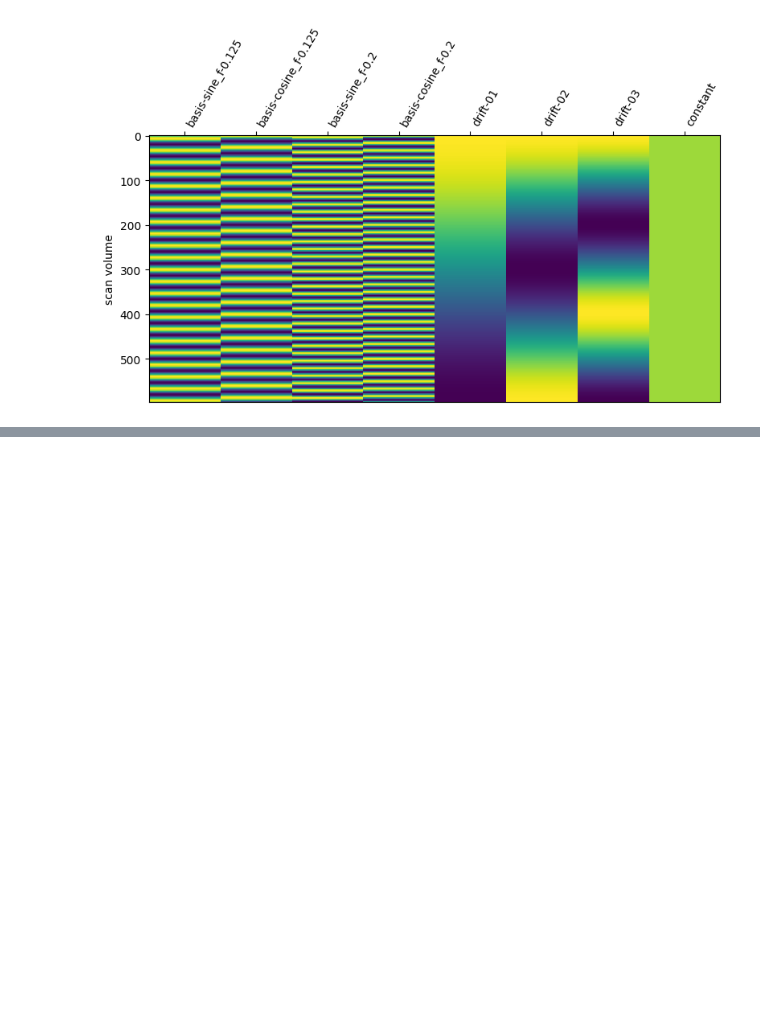
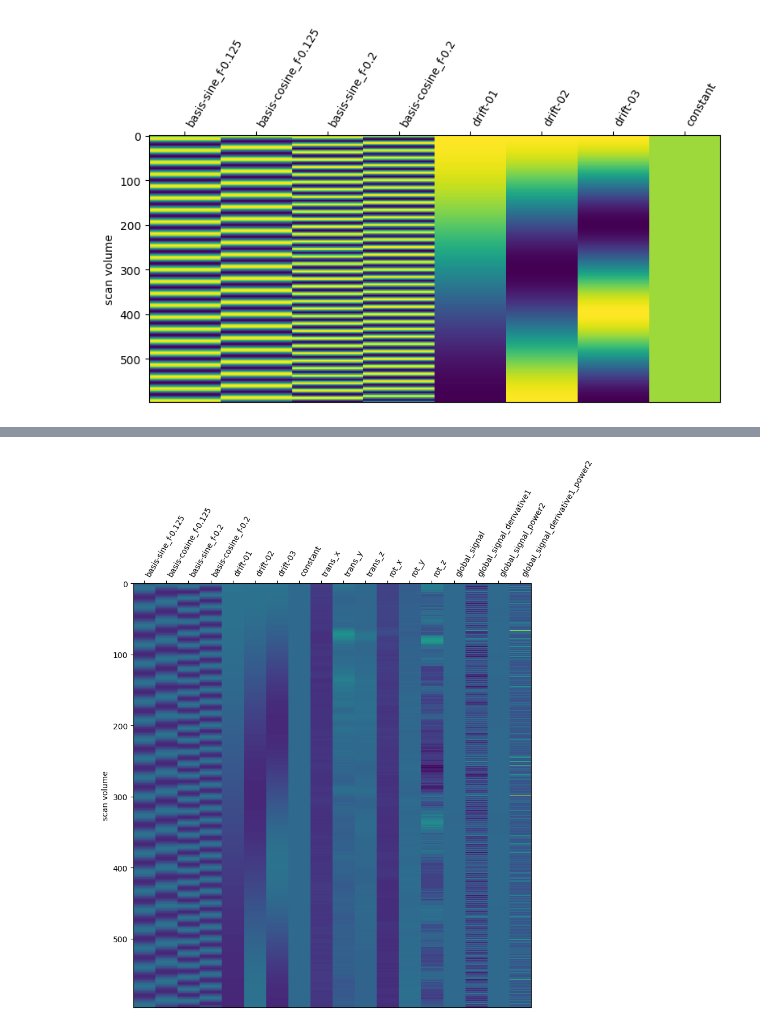
Before and after one commit to gnngo4/fastfmri_toolbox, a Jupyter notebook: notebooks/General/GLM - Design matrices.ipynb, the cells around one changed output, grey strips where cells are left out. Saved outputs shown, nothing was run; the diff lists cells and outputs as text; code cells hidden in the pictures; blank space fills up the shorter version.

```diff
--- a/notebooks/General/GLM - Design matrices.ipynb
+++ b/notebooks/General/GLM - Design matrices.ipynb
@@ -79,3 +79,9 @@ dm.plot_design_matrix(figsize=(dm.build_design_matrix().shape[-1]/2,10))
+# %%
+from fastfmri_toolbox.modelling.design_matrix import MeanSignalRegressors
+dm.add_regressor(MeanSignalRegressors(dm.get_time_indices(time_window), regressor_type='Global', higher_order_flag = True))
+dm.plot_design_matrix(figsize=(dm.build_design_matrix().shape[-1]/2,10))
+# %% [output]
+[figure, added]
 # %%
 dm.build_design_matrix()
 # %% [output]
```
Also changed, not shown: parts of 2 cells of this notebook, 1 other file.
